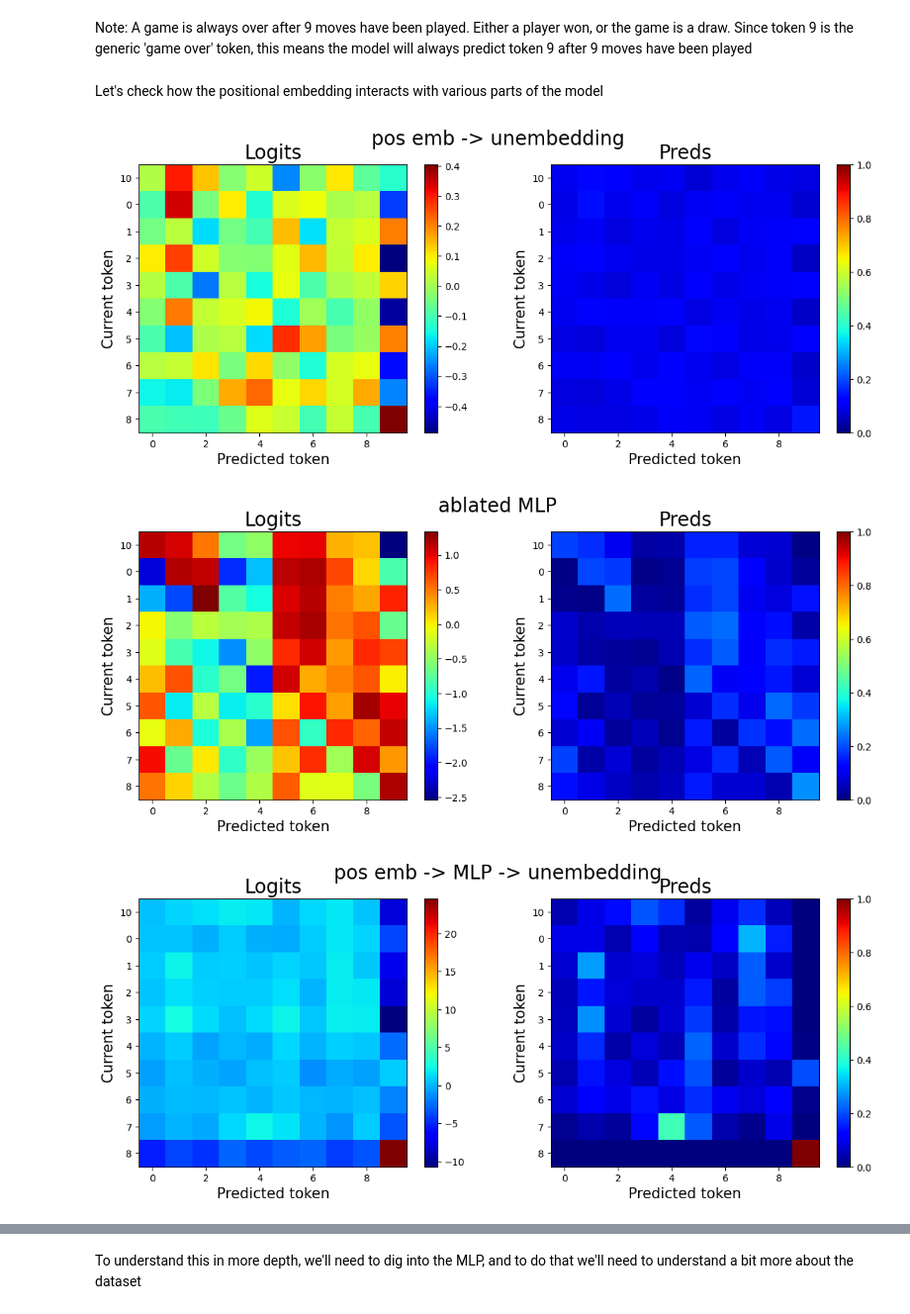
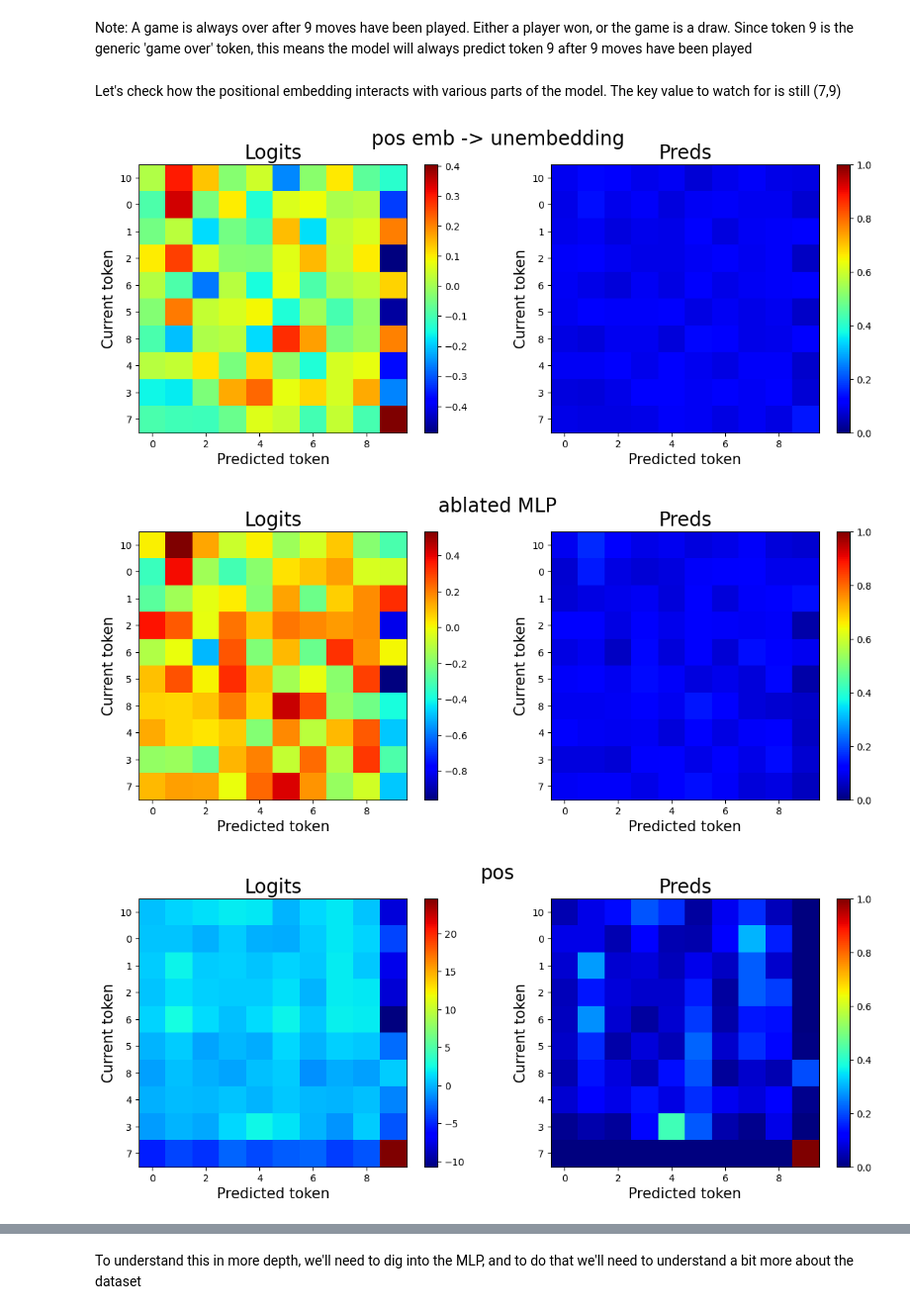
Before and after one commit to obayyub/Alphatoe, a Jupyter notebook: notebooks/230807_showcase.ipynb, the cells around one changed output, grey strips where cells are left out. Shown at 99% size. Cells and saved outputs as stored; diff of their text form; code cells hidden in the pictures.

Commit message:
added more headers and plot explanations

```diff
--- a/notebooks/230807_showcase.ipynb
+++ b/notebooks/230807_showcase.ipynb
@@ -156,23 +174,23 @@ This means knowing when a game is a draw must involve the embeddings (embedding,
 # %% [markdown]
 Note: A game is always over after 9 moves have been played. Either a player won, or the game is a draw. Since token 9 is the generic 'game over' token, this means the model will always predict token 9 after 9 moves have been played
 # %% [markdown]
-Let's check how the positional embedding interacts with various parts of the model
+Let's check how the positional embedding interacts with various parts of the model. The key value to watch for is still (7,9)
 # %%
 # generic positional embedding for our game
 pos_emb = model.pos_embed(torch.zeros(1, 10), 0)
 # pass embedding data through the MLP only
 logits_mlp_pos = model.blocks[0].mlp(pos_emb) @ model.W_U
 # directly unembed the positional embedding
 logits_pos = pos_emb @ model.W_U
 interpretability.plot_predictions(
-    seq_fwd, logits_pos, suptitle="pos emb -> unembedding"
+    new_game, logits_pos, suptitle="pos emb -> unembedding"
 )
 interpretability.plot_predictions(
-    seq_fwd, interpretability.ablate_mlp(model, seq_fwd), suptitle="ablated MLP"
+    new_game, interpretability.ablate_mlp(model, new_game), suptitle="ablated MLP"
 )
-interpretability.plot_predictions(seq_fwd, logits_mlp_pos, suptitle="pos")
+interpretability.plot_predictions(new_game, logits_mlp_pos, suptitle="pos")
 # %% [output]
 [figure]
-[figure, old version]
+[figure, new version]
-[figure, old version]
+[figure, new version]
 # %% [markdown]
```
Also changed, not shown: parts of 19 cells of this notebook.
